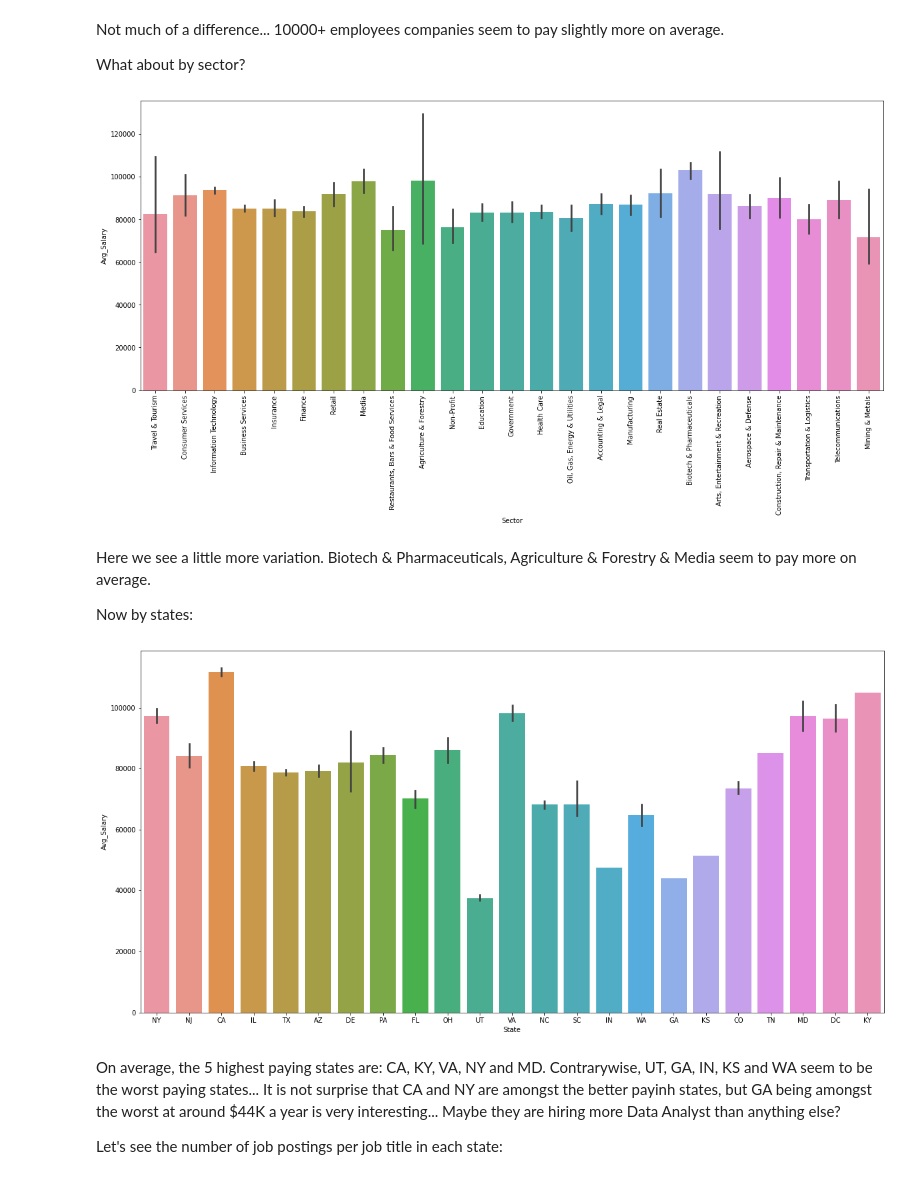
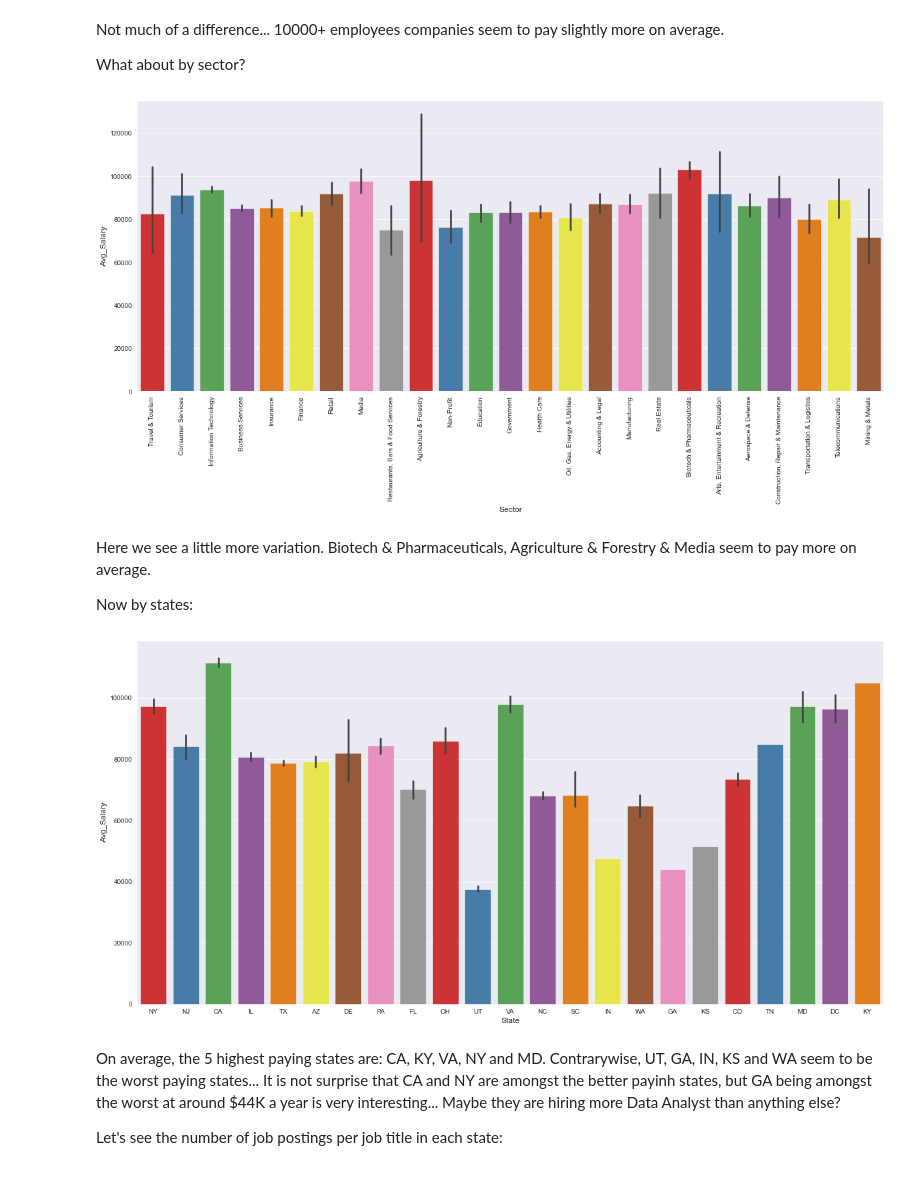
Before and after one commit to ronaldpacheco/Capstone_2_Data-Science-Salary-Prediction, a Jupyter notebook: EDA.ipynb, the cells around one changed output. Drawn from its saved outputs; the diff is of its cells as text; code cells hidden in the pictures.

```diff
--- a/EDA.ipynb
+++ b/EDA.ipynb
@@ -9,3 +9,7 @@ from scipy.stats import t
+# %%
+plt.style.use('ggplot')
+sns.set_palette(palette='Set1')
+sns.set_style("darkgrid")
 # %%
 data = pd.read_csv('Data_Wrangled.csv')
 #city = pd.read_csv('City_dummy.csv')
@@ -209,21 +176,21 @@ Not much of a difference... 10000+ employees companies seem to pay slightly more
 What about by sector?
 # %%
 plt.figure(figsize=(20,8))
-sns.barplot(data=data,  y='Avg_Salary', x='Sector');
+sns.barplot(data=data,  y='Avg_Salary', x='Sector', palette=sns.color_palette());
 plt.xticks(rotation=90)
 plt.show()
 # %% [output]
-[figure, old version]
+[figure, new version]
 # %% [markdown]
 Here we see a little more variation. Biotech & Pharmaceuticals, Agriculture & Forestry & Media seem to pay more on average.
 
 Now by states:
 # %%
 plt.subplots(figsize=(20,10))
-sns.barplot(data=original, x='State', y='Avg_Salary')
+sns.barplot(data=original, x='State', y='Avg_Salary',palette=sns.color_palette())
 plt.show()
 # %% [output]
-[figure, old version]
+[figure, new version]
 # %%
 #original.groupby('State')['Avg_Salary'].mean().sort_values(ascending=False)
 # %% [markdown]
```
Also changed, not shown: parts of 18 cells of this notebook.
